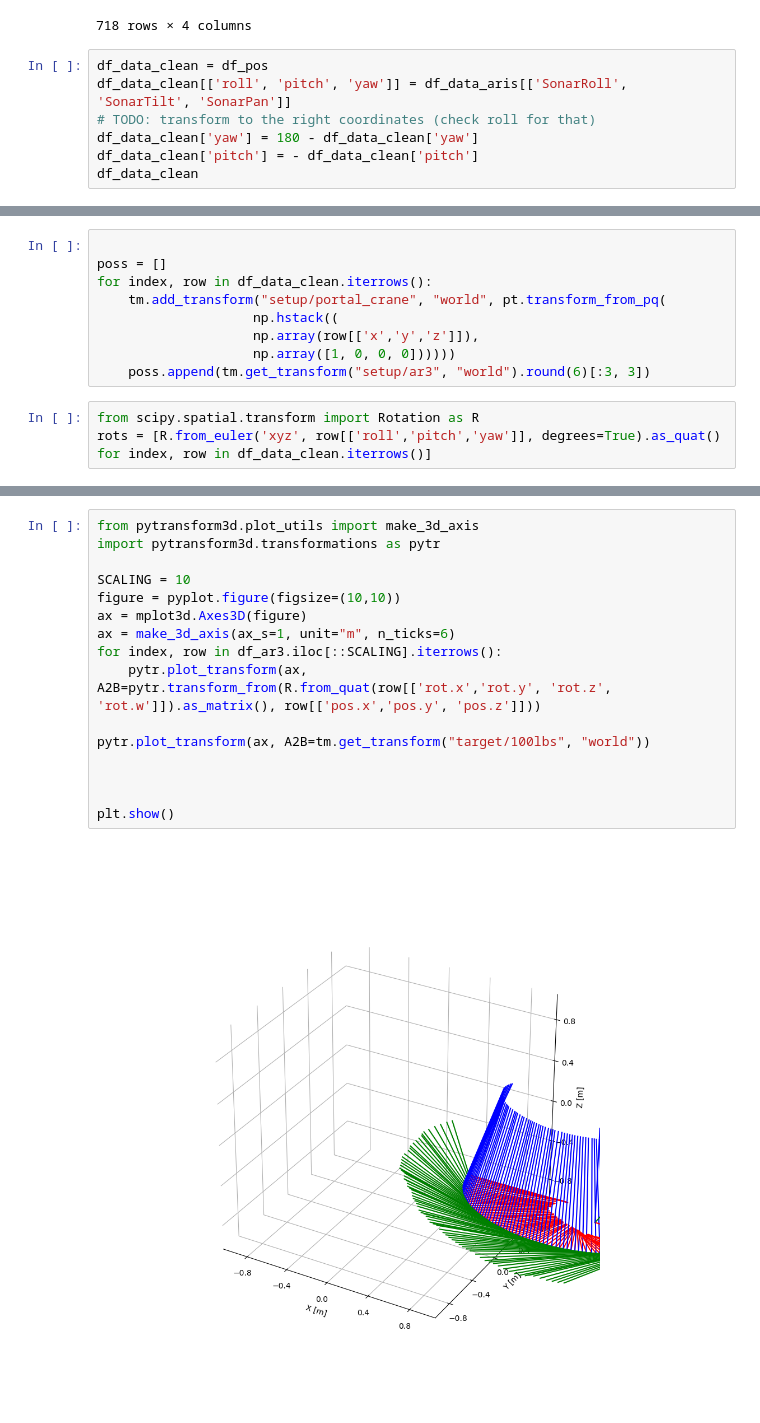
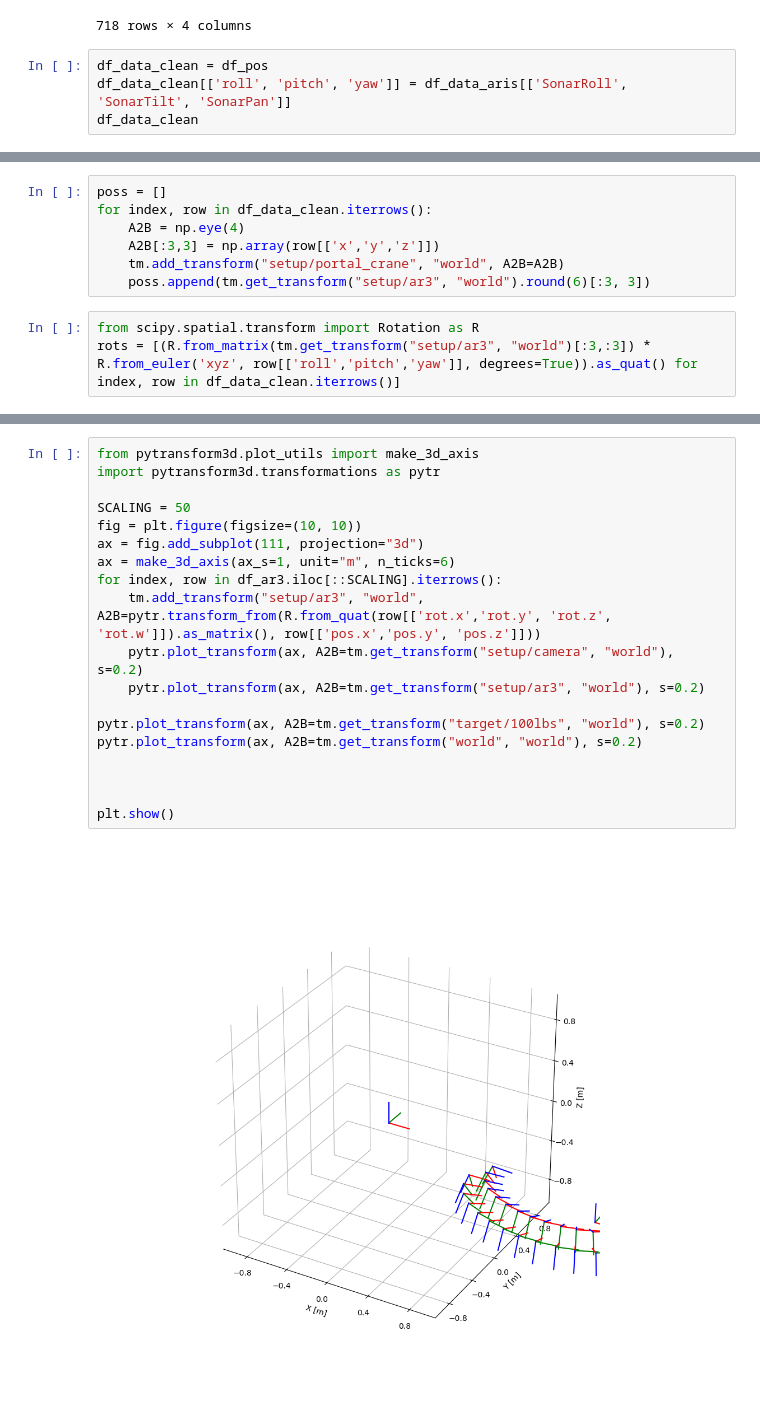
Before and after one commit to dfki-ric/uxo-dataset2024, a Jupyter notebook: scripts/transforms_nb.ipynb, the cells around one changed output, grey strips where cells are left out. Saved outputs shown, nothing was run; the diff lists cells and outputs as text.

```diff
--- a/scripts/transforms_nb.ipynb
+++ b/scripts/transforms_nb.ipynb
@@ -73,9 +73,6 @@ df_pos
 # %%
 df_data_clean = df_pos
 df_data_clean[['roll', 'pitch', 'yaw']] = df_data_aris[['SonarRoll', 'SonarTilt', 'SonarPan']]
-# TODO: transform to the right coordinates (check roll for that)
-df_data_clean['yaw'] = 180 - df_data_clean['yaw']
-df_data_clean['pitch'] = - df_data_clean['pitch']
 df_data_clean
 # %% [output]
 |  | aris_frame_idx | x | y | z | roll | pitch | yaw |
@@ -93,16 +90,14 @@ df_data_clean
 718 rows × 7 columns
 # %%
-
 poss = []
 for index, row in df_data_clean.iterrows():
-    tm.add_transform("setup/portal_crane", "world", pt.transform_from_pq(
-                    np.hstack((
-                    np.array(row[['x','y','z']]),
-                    np.array([1, 0, 0, 0])))))
+    A2B = np.eye(4)
+    A2B[:3,3] = np.array(row[['x','y','z']])
+    tm.add_transform("setup/portal_crane", "world", A2B=A2B)
     poss.append(tm.get_transform("setup/ar3", "world").round(6)[:3, 3])
 # %%
 from scipy.spatial.transform import Rotation as R
-rots = [R.from_euler('xyz', row[['roll','pitch','yaw']], degrees=True).as_quat() for index, row in df_data_clean.iterrows()]
+rots = [(R.from_matrix(tm.get_transform("setup/ar3", "world")[:3,:3]) * R.from_euler('xyz', row[['roll','pitch','yaw']], degrees=True)).as_quat() for index, row in df_data_clean.iterrows()]
 # %%
 df_ar3 = pd.DataFrame()
 df_ar3['aris_frame_idx'] = df_data_clean['aris_frame_idx']
@@ -146,18 +146,21 @@ fig.show()
 # %%
 from pytransform3d.plot_utils import make_3d_axis
 import pytransform3d.transformations as pytr
 
-SCALING = 10
-figure = pyplot.figure(figsize=(10,10))
-ax = mplot3d.Axes3D(figure)
+SCALING = 50
+fig = plt.figure(figsize=(10, 10))
+ax = fig.add_subplot(111, projection="3d")
 ax = make_3d_axis(ax_s=1, unit="m", n_ticks=6)
 for index, row in df_ar3.iloc[::SCALING].iterrows():
-    pytr.plot_transform(ax, A2B=pytr.transform_from(R.from_quat(row[['rot.x','rot.y', 'rot.z', 'rot.w']]).as_matrix(), row[['pos.x','pos.y', 'pos.z']]))
+    tm.add_transform("setup/ar3", "world", A2B=pytr.transform_from(R.from_quat(row[['rot.x','rot.y', 'rot.z', 'rot.w']]).as_matrix(), row[['pos.x','pos.y', 'pos.z']]))
+    pytr.plot_transform(ax, A2B=tm.get_transform("setup/camera", "world"), s=0.2)
+    pytr.plot_transform(ax, A2B=tm.get_transform("setup/ar3", "world"), s=0.2)
 
-pytr.plot_transform(ax, A2B=tm.get_transform("target/100lbs", "world"))
+pytr.plot_transform(ax, A2B=tm.get_transform("target/100lbs", "world"), s=0.2)
+pytr.plot_transform(ax, A2B=tm.get_transform("world", "world"), s=0.2)
 
 
 
 plt.show()
 # %% [output]
-[figure, old version]
+[figure, new version]
```
Also changed, not shown: parts of 10 cells of this notebook.
